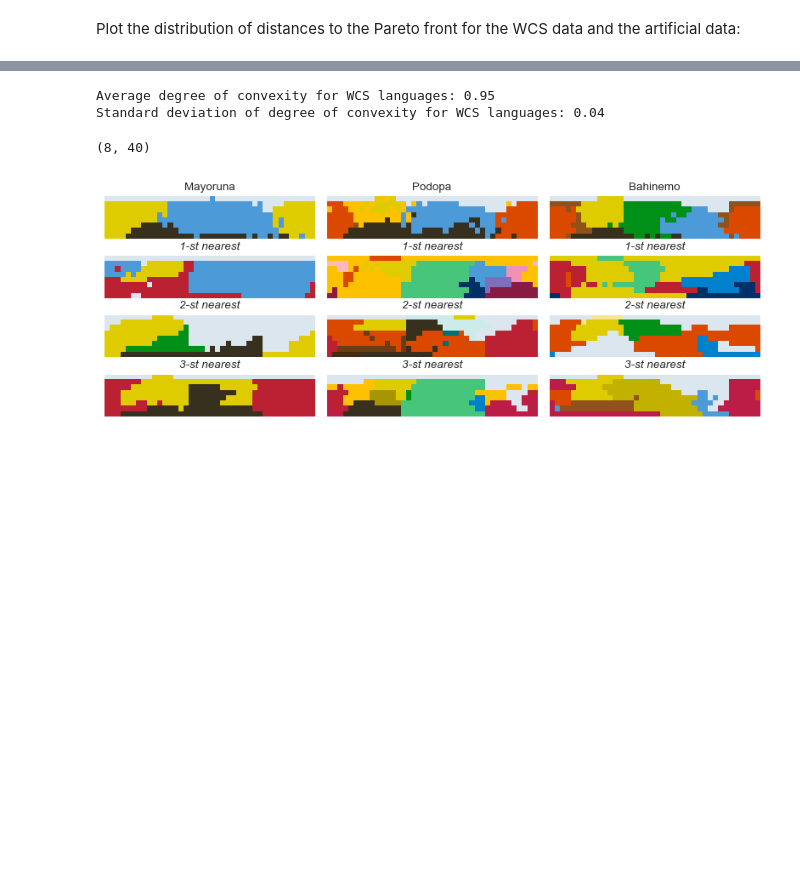
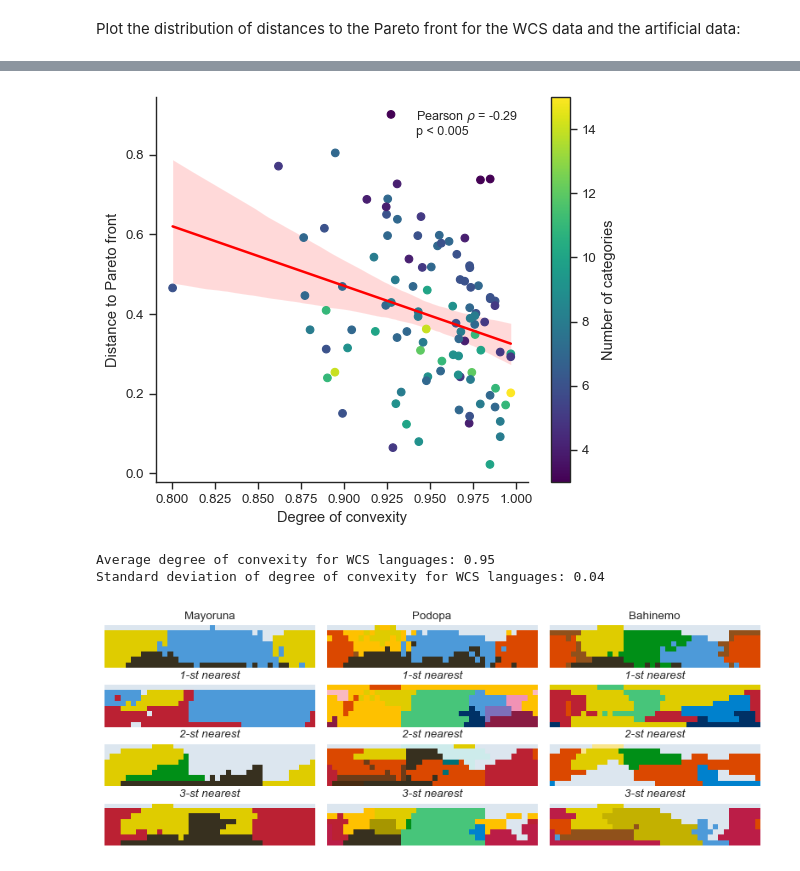
Before and after one commit to alexeykosh/2024-convexity-efficient-communication, a Jupyter notebook: analysis.ipynb, the cells around one changed output, grey strips where cells are left out. Cells and saved outputs as stored; diff of their text form; code cells hidden in the pictures; blank space fills up the shorter version.

```diff
--- a/analysis.ipynb
+++ b/analysis.ipynb
@@ -583,3 +568,33 @@ PearsonRResult(statistic=-0.2300653198309365, pvalue=0.019394232765413532)
+# %%
+# Create a new figure
+fig, ax = plt.subplots(figsize=(6, 5))
+
+# Seaborn regression plot without scatter points
+sns.regplot(x=convexity_values, y=distances_values, scatter=False, color='red', ax=ax)
+
+# Scatter plot with color mapping by categories
+scatter = ax.scatter(convexity_values, distances_values, c=categories_values, alpha=1, s=30, cmap='viridis')
+
+# Add a colorbar
+cbar = fig.colorbar(scatter, ax=ax, label='Number of categories')
+
+# Calculate Pearson correlation
+r, p = stats.pearsonr(convexity_values, distances_values)
+
+# Display Pearson correlation on the plot
+ax.text(0.7, 0.9, f'Pearson $\\rho$ = {r:.2f}\np < 0.005', fontsize=9, transform=ax.transAxes)
+
+# Set labels
+ax.set_xlabel('Degree of convexity')
+ax.set_ylabel('Distance to Pareto front')
+
+# Remove top and right spines
+sns.despine(ax=ax)
+
+# Show the plot
+plt.show()
+# %% [output]
+[figure, added]
 # %%
 # average convexity for natural languages
 avg_convexity = np.mean(convexity_values)
@@ -591,10 +606,6 @@ print(f'Standard deviation of degree of convexity for WCS languages: {std_convex
 # %% [output]
 Average degree of convexity for WCS languages: 0.95
 Standard deviation of degree of convexity for WCS languages: 0.04
-# %%
-lg_color[1].shape
-# %% [output]
-(8, 40)
 # %%
 lg_index = [66, 83, 11]
 # lg_index = np.random.choice(list(lg_color.keys()), 3, replace=False)
```
Also changed, not shown: parts of 21 cells of this notebook.
